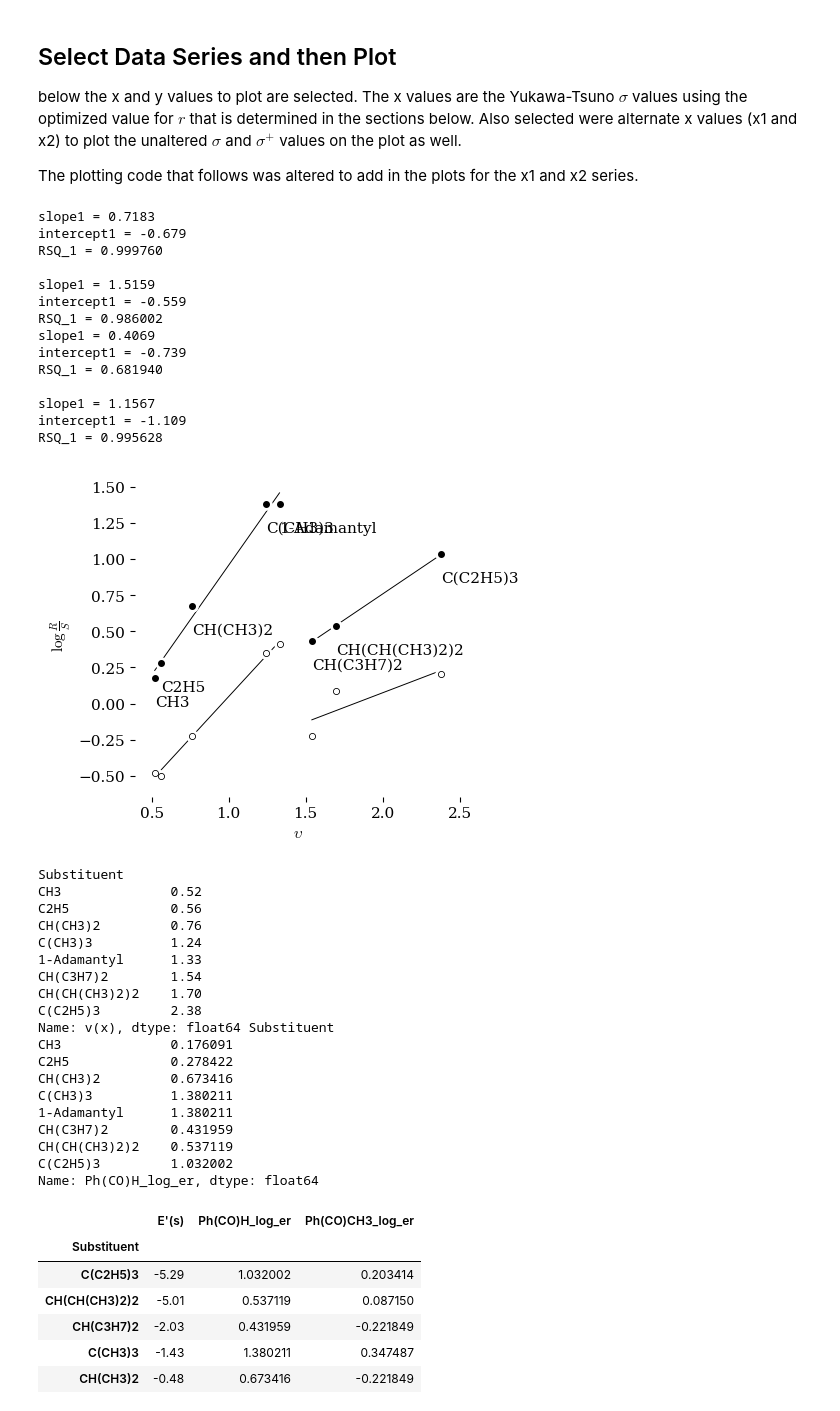
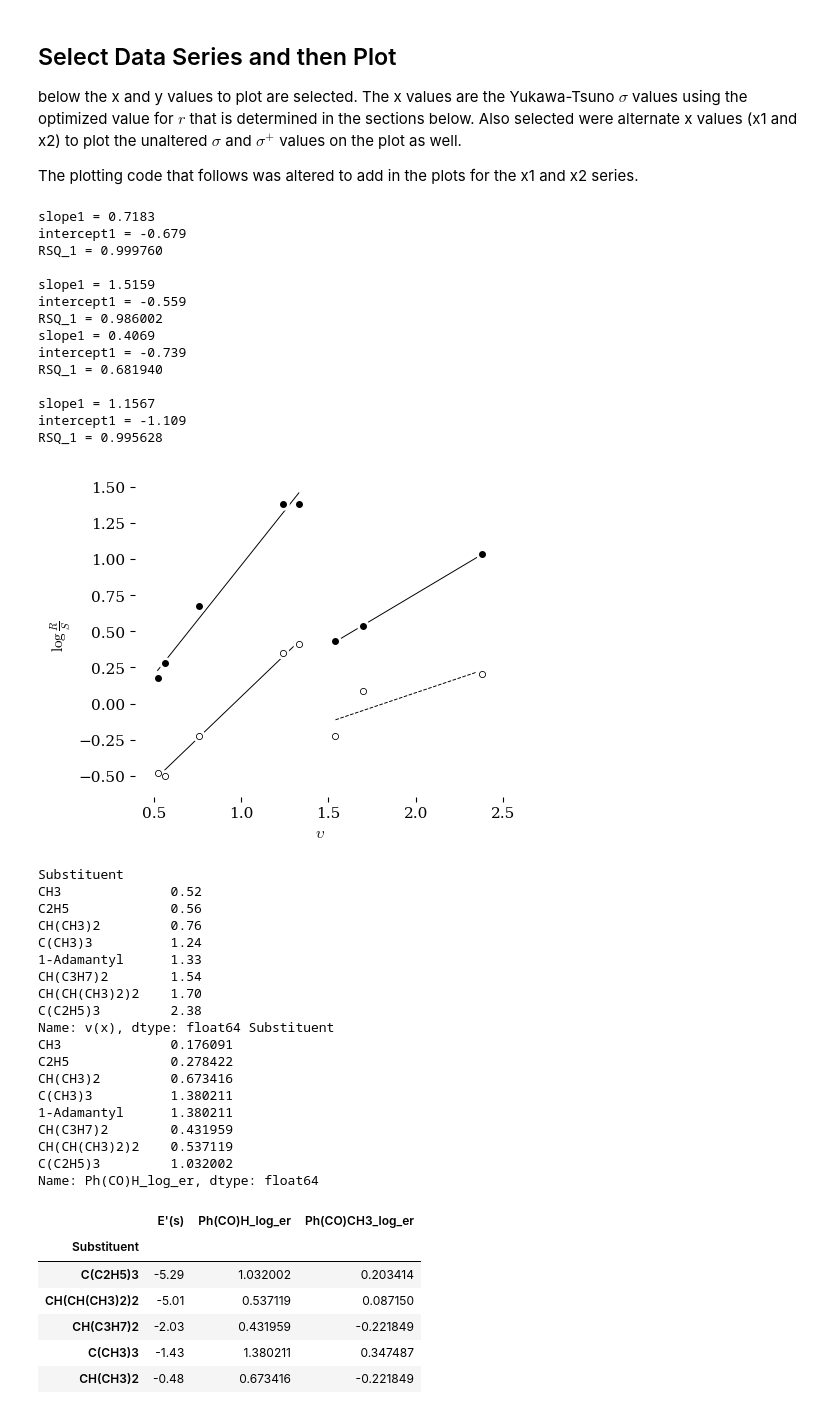
Before and after one commit to blinkletter/Chem4410Webbook, a Jupyter notebook: book/notebooks/M15_Charton_Parameters/TaftExample.ipynb, the cells around one changed output. Cells and saved outputs as stored; diff of their text form; code cells hidden in the pictures.

```diff
--- a/book/notebooks/M15_Charton_Parameters/TaftExample.ipynb
+++ b/book/notebooks/M15_Charton_Parameters/TaftExample.ipynb
@@ -290,7 +295,7 @@ if True:   # Flag to run or not. True = run this section, False = skip it
 if True:   # Flag to run or not. True = run this section, False = skip it
     linfit = linregress(botx,boty2)
     fity = linfit.slope * botx + linfit.intercept
-    ax.plot(botx, fity, color='black', zorder=1, linewidth=0.7)
+    ax.plot(botx, fity, color='black', zorder=1, linewidth=0.7, linestyle="dashed")
     print(f"slope1 = {linfit.slope:0.4f}")
     print(f"intercept1 = {linfit.intercept:0.3f}")
     print(f"RSQ_1 = {(linfit.rvalue**2):0.6f}")
@@ -318,7 +323,7 @@ ax.margins(x=.07, y=.07, tight=True)      # add 7% empty space around outside of
 ### Print labels on plot ###
 ############################
 
-if True:      # Change to True to add annotations to the plot
+if False:      # Change to True to add annotations to the plot
    names = list(df.index)
    for name,x_loc,y_loc in zip(names,x,y):
        plt.annotate(name,             # this is the text
@@ -332,36 +337,36 @@ if True:      # Change to True to add annotations to the plot
 ### Output the final plot ###
 #############################
 
-#fig.savefig("plot.pdf")   # use this to save the figure in PDF format
+fig.savefig("plots/plot1.pdf")   # use this to save the figure in PDF format
 plt.show()                 # output the combined plot plots
 
 
 #####################################
 ### Print the line fit parameters ###
 #####################################
 
 if False:         # Change to True to print a linear line fit results
     print(f"slope = {linfit.slope:0.4f}")
     print(f"intercept = {linfit.intercept:0.3f}")
     print(f"RSQ = {(linfit.rvalue**2):0.6f}")
 
 print(x,y)
 # %% [output]
 slope1 = 0.7183
 intercept1 = -0.679
 RSQ_1 = 0.999760
 
 slope1 = 1.5159
 intercept1 = -0.559
 RSQ_1 = 0.986002
 slope1 = 0.4069
 intercept1 = -0.739
 RSQ_1 = 0.681940
 
 slope1 = 1.1567
 intercept1 = -1.109
 RSQ_1 = 0.995628
-[figure, old version]
+[figure, new version]
 Substituent
 CH3              0.52
 C2H5             0.56
```
Also changed, not shown: parts of 7 cells of this notebook, 12 other files.
